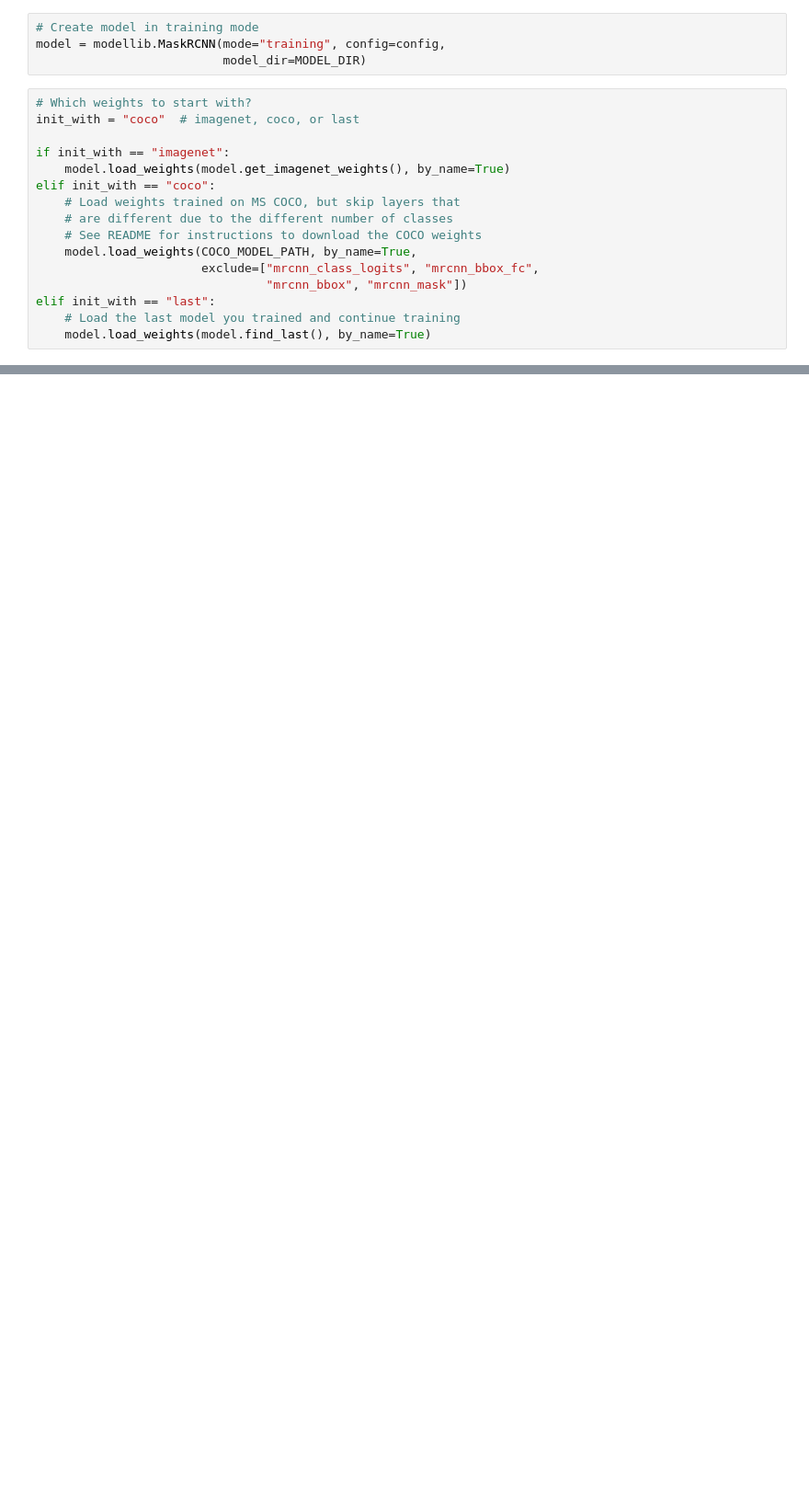
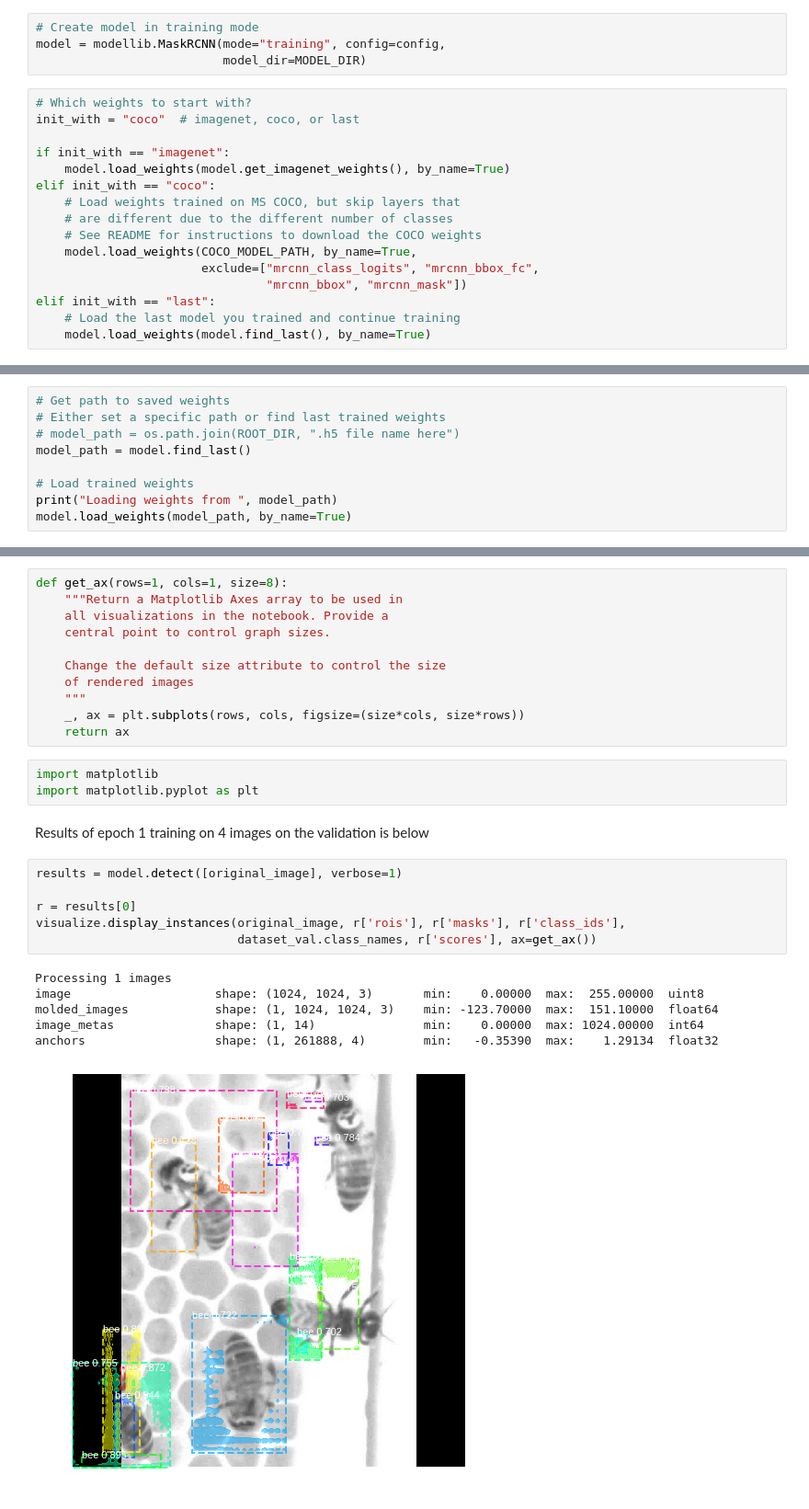
Before and after one commit to umd-fire-coml/BeeTrack, a Jupyter notebook: scripts/bee_mask.ipynb, the cells around one changed output, grey strips where cells are left out. Shown at 92% size. Cells and saved outputs as stored; diff of their text form; blank space fills up the shorter version.

```diff
--- a/scripts/bee_mask.ipynb
+++ b/scripts/bee_mask.ipynb
@@ -210,0 +357,9 @@ model.train(dataset_train, dataset_val,
+# %%
+# Get path to saved weights
+# Either set a specific path or find last trained weights
+# model_path = os.path.join(ROOT_DIR, ".h5 file name here")
+model_path = model.find_last()
+
+# Load trained weights
+print("Loading weights from ", model_path)
+model.load_weights(model_path, by_name=True)
@@ -210,0 +404,29 @@ model.train(dataset_train, dataset_val,
+# %%
+def get_ax(rows=1, cols=1, size=8):
+    """Return a Matplotlib Axes array to be used in
+    all visualizations in the notebook. Provide a
+    central point to control graph sizes.
+
+    Change the default size attribute to control the size
+    of rendered images
+    """
+    _, ax = plt.subplots(rows, cols, figsize=(size*cols, size*rows))
+    return ax
+# %%
+import matplotlib
+import matplotlib.pyplot as plt
+# %% [markdown]
+Results of epoch 1 training on 4 images on the validation is below
+# %%
+results = model.detect([original_image], verbose=1)
+
+r = results[0]
+visualize.display_instances(original_image, r['rois'], r['masks'], r['class_ids'],
+                            dataset_val.class_names, r['scores'], ax=get_ax())
+# %% [output]
+Processing 1 images
+image                    shape: (1024, 1024, 3)       min:    0.00000  max:  255.00000  uint8
+molded_images            shape: (1, 1024, 1024, 3)    min: -123.70000  max:  151.10000  float64
+image_metas              shape: (1, 14)               min:    0.00000  max: 1024.00000  int64
+anchors                  shape: (1, 261888, 4)        min:   -0.35390  max:    1.29134  float32
+[figure, added]
```
Also changed, not shown: parts of 29 cells of this notebook.
